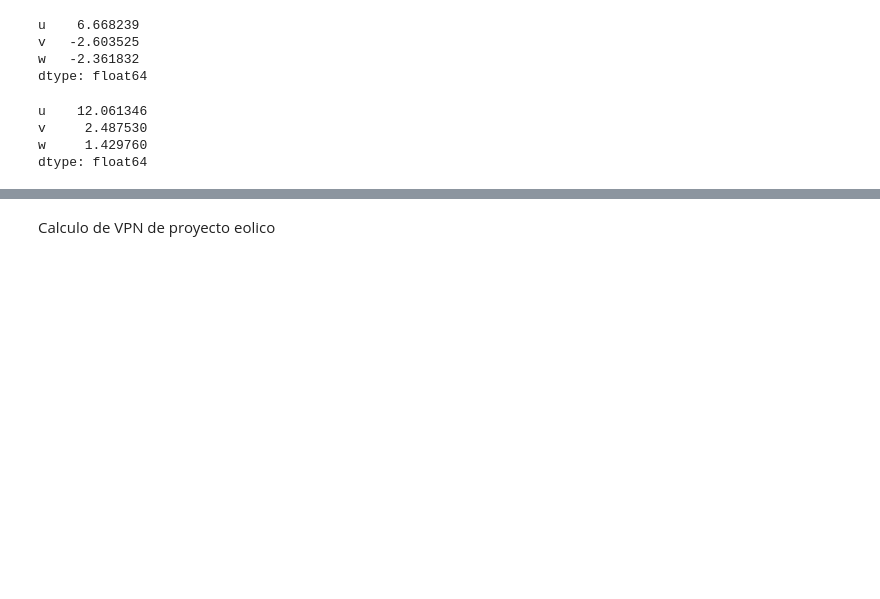
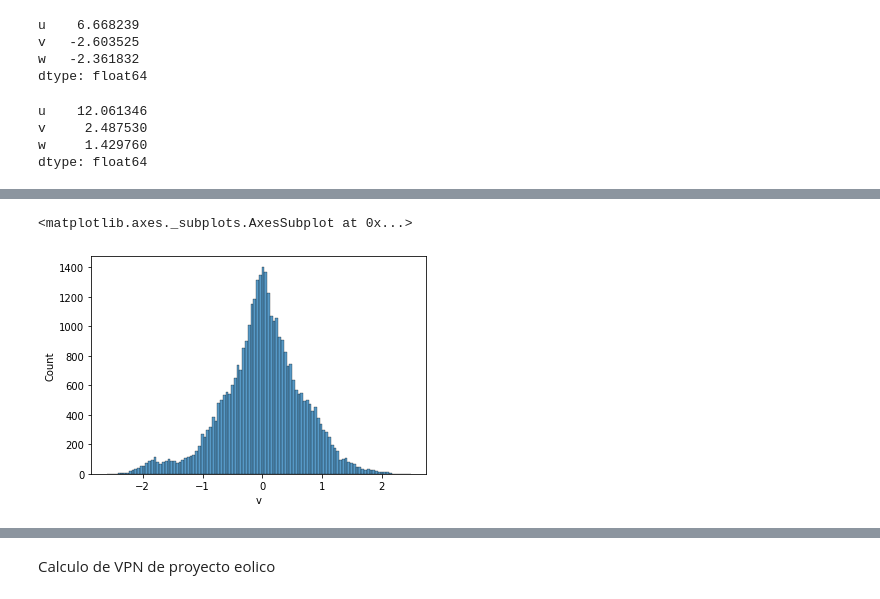
Before and after one commit to mteoraso/ML_Practice, a Jupyter notebook: Untitled50.ipynb, the cells around one changed output, grey strips where cells are left out. Cells and saved outputs as stored; diff of their text form; code cells hidden in the pictures; blank space fills up the shorter version.

```diff
--- a/Untitled50.ipynb
+++ b/Untitled50.ipynb
@@ -157,0 +158,5 @@ KeyError: ignored
+# %%
+sns.histplot(df1['v'])
+# %% [output]
+<matplotlib.axes._subplots.AxesSubplot at 0x...>
+[figure, added]
```
Also changed, not shown: parts of 3 cells of this notebook.
